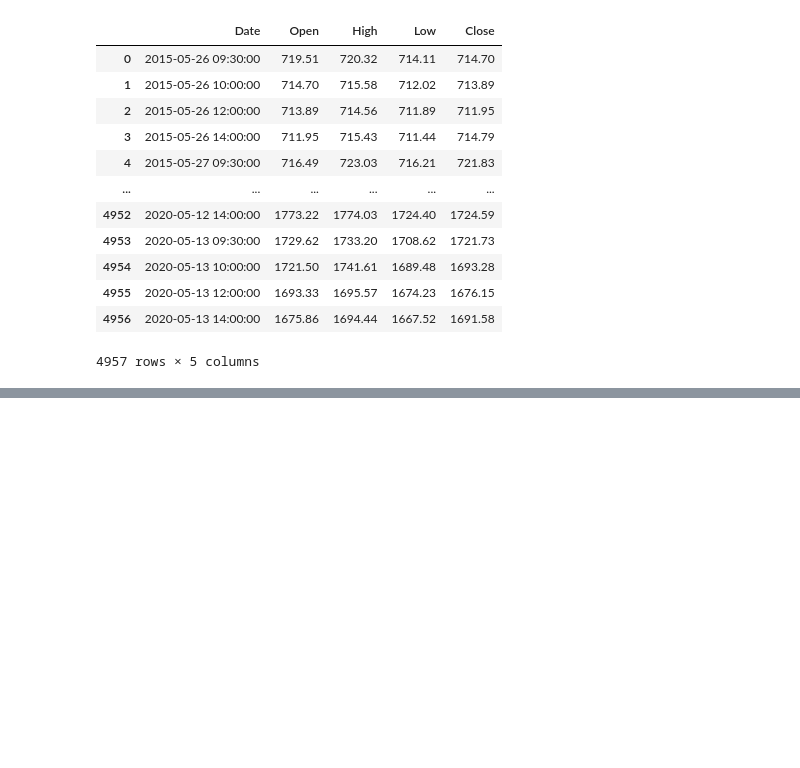
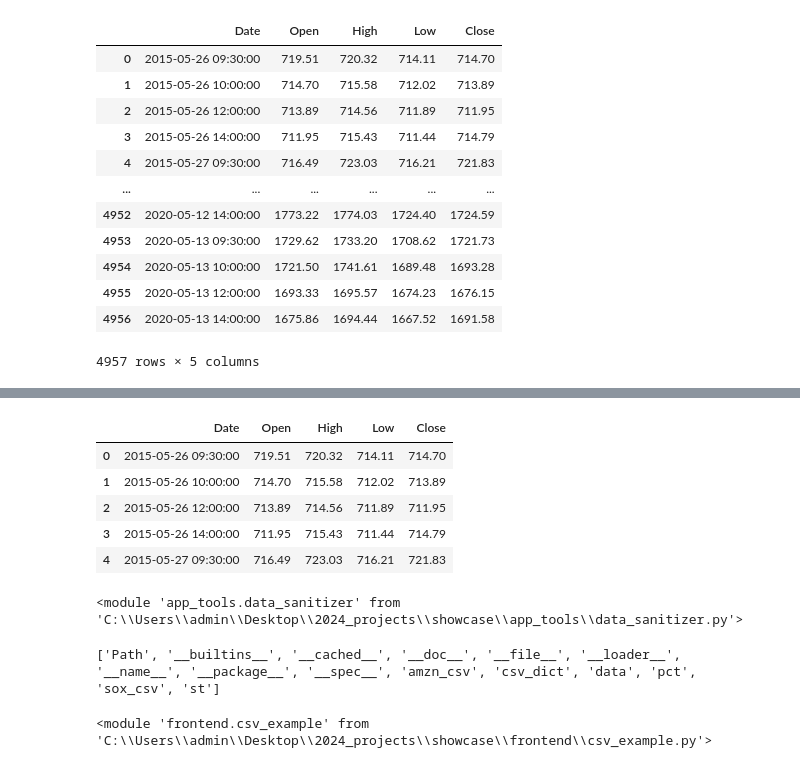
Before and after one commit to star-ranger01/showcase, a Jupyter notebook: dev_tools/fintrader_dev.ipynb, the cells around one changed output, grey strips where cells are left out. Cells and saved outputs as stored; diff of their text form; code cells hidden in the pictures; blank space fills up the shorter version.

```diff
--- a/dev_tools/fintrader_dev.ipynb
+++ b/dev_tools/fintrader_dev.ipynb
@@ -129,0 +220,22 @@ tup[1]
+# %%
+sox_df = app_main.dfs["sox"]
+sox_df.head()
+# %% [output]
+|  | Date | Open | High | Low | Close |
+| 0 | 2015-05-26 09:30:00 | 719.51 | 720.32 | 714.11 | 714.70 |
+| 1 | 2015-05-26 10:00:00 | 714.70 | 715.58 | 712.02 | 713.89 |
+| 2 | 2015-05-26 12:00:00 | 713.89 | 714.56 | 711.89 | 711.95 |
+| 3 | 2015-05-26 14:00:00 | 711.95 | 715.43 | 711.44 | 714.79 |
+| 4 | 2015-05-27 09:30:00 | 716.49 | 723.03 | 716.21 | 721.83 |
+# %%
+cln = app_main.cln
+cln
+# %% [output]
+<module 'app_tools.data_sanitizer' from 'C:\\Users\\admin\\Desktop\\2024_projects\\showcase\\app_tools\\data_sanitizer.py'>
+# %%
+csv = app_main.csv_ex
+print(dir(csv))
+csv
+# %% [output]
+['Path', '__builtins__', '__cached__', '__doc__', '__file__', '__loader__', '__name__', '__package__', '__spec__', 'amzn_csv', 'csv_dict', 'data', 'pct', 'sox_csv', 'st']
+<module 'frontend.csv_example' from 'C:\\Users\\admin\\Desktop\\2024_projects\\showcase\\frontend\\csv_example.py'>
```
Also changed, not shown: parts of 43 cells of this notebook, 10 other files.
